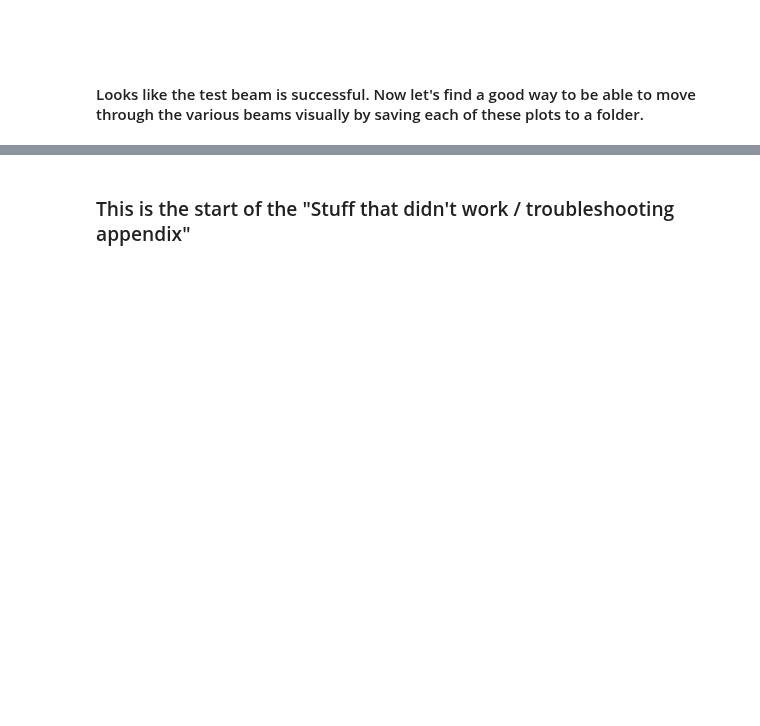
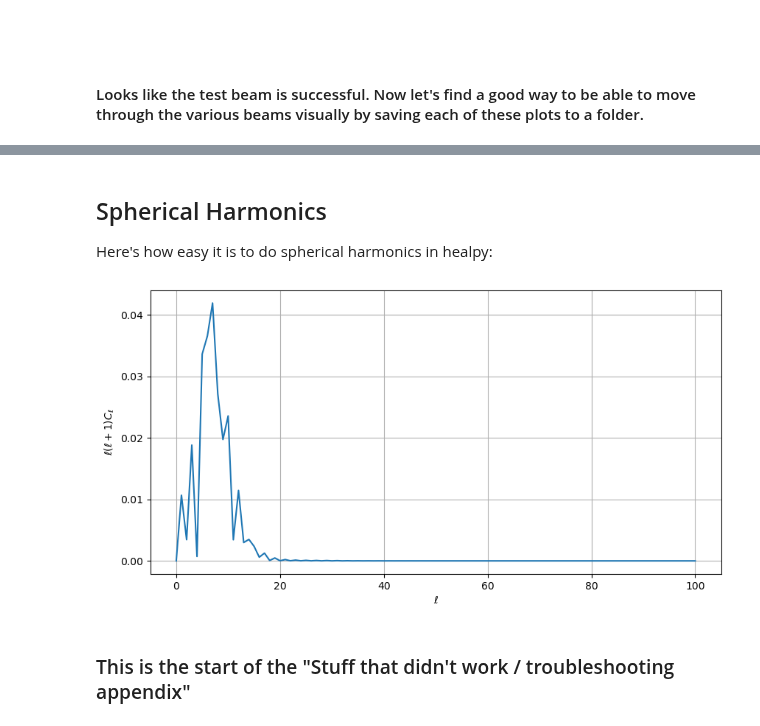
Before and after one commit to daba9359/LuCEE-Night_Simulation, a Jupyter notebook: Beam_weighted_foreground/Simulating_Beam_Weighted_Foreground.ipynb, the cells around one changed output, grey strips where cells are left out. Saved outputs shown, nothing was run; the diff lists cells and outputs as text; code cells hidden in the pictures; blank space fills up the shorter version.

```diff
--- a/Beam_weighted_foreground/Simulating_Beam_Weighted_Foreground.ipynb
+++ b/Beam_weighted_foreground/Simulating_Beam_Weighted_Foreground.ipynb
@@ -893,3 +945,20 @@ sky_plots(gbeam_monopole_E[0],"/home/dbarker7752/21_cm_group/LuCEE-Night_Simulat
+# %% [markdown]
+## Spherical Harmonics
+Here's how easy it is to do spherical harmonics in healpy:
+# %%
+test_beam # needs to be any healpy map (ring-ordered, which is always what I do, so that should work)
+LMAX = 100
+cl = hp.anafast(test_beam, lmax=LMAX)
+ell = np.arange(len(cl))
+# %%
+# The plot of the spherical harmonics calculated abvove
+plt.figure(figsize=(10, 5))
+plt.plot(ell, ell * (ell + 1) * cl)
+plt.xlabel("$\ell$")
+plt.ylabel("$\ell(\ell+1)C_{\ell}$")
+plt.grid()
+# %% [output]
+[figure, added]
 # %% [markdown]
 ### This is the start of the "Stuff that didn't work / troubleshooting appendix"
 # %% [markdown]
```
Also changed, not shown: parts of 15 cells of this notebook.
